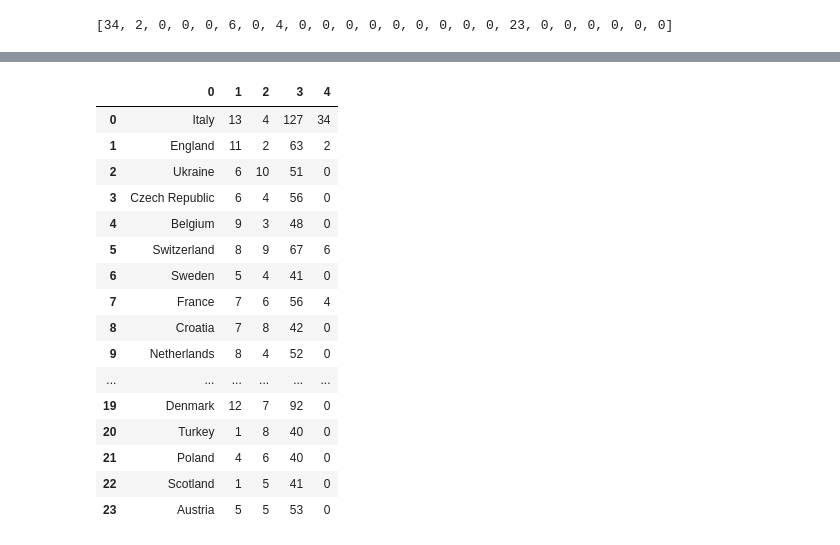
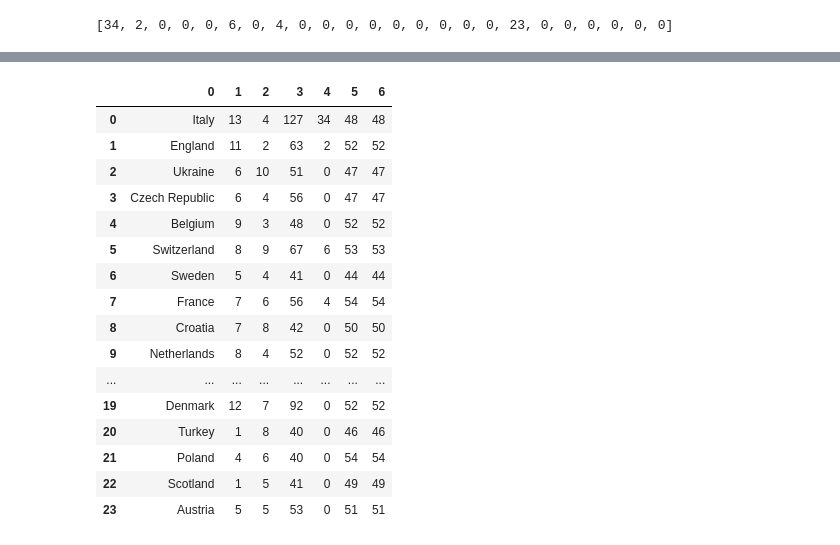
Before and after one commit to rusgar/mid_bootcamp_project, a Jupyter notebook: Jupyter_Notebook/analyze_data.ipynb, the cells around one changed output, grey strips where cells are left out. Saved outputs shown, nothing was run; the diff lists cells and outputs as text; code cells hidden in the pictures.

```diff
--- a/Jupyter_Notebook/data_nueva.ipynb
+++ b/Jupyter_Notebook/analyze_data.ipynb
@@ -85,3 +137,10 @@ penaltis_total = [penaltis(equipo) for equipo in participantes]
 penaltis_total
 # %% [output]
 [34, 2, 0, 0, 0, 6, 0, 4, 0, 0, 0, 0, 0, 0, 0, 0, 0, 23, 0, 0, 0, 0, 0, 0]
+# %%
+def posesion(equipo):
+    posesion_local = df[(df['team_name_home'] == f'{equipo}')]['possession_home'].sum()
+    posesion_vist = df[(df['team_name_away'] == f'{equipo}')]['possession_away'].sum()
+    return int(posesion_local + posesion_vist)
+posesion_total = [posesion(equipo) for equipo in participantes]
+posesion_total
@@ -87,0 +165,11 @@ penaltis_total
+# %%
+def posesion(equipo):
+    pos_local = df[df['team_name_home'] == f'{equipo}']['possession_home'].sum()
+    pos_vist = df[df['team_name_away'] == f'{equipo}']['possession_away'].sum()
+    partidos =  df[(df['team_name_away'] == f'{equipo}')|(df['team_name_home'] == f'{equipo}')]['stage'].count()
+    posesion_equipo = (pos_local+pos_vist)/partidos
+    return int(posesion_equipo)
+
+
+posesion_por_partido =  [posesion(equipo) for equipo in participantes]
+posesion_por_partido
@@ -87,0 +194,11 @@ penaltis_total
+# %%
+def entradas(equipo):
+    ent_local = df[df['team_name_home'] == f'{equipo}']['duels_won_home'].sum()
+    ent_vist = df[df['team_name_away'] == f'{equipo}']['duels_won_away'].sum()
+    partidos =  df[(df['team_name_away'] == f'{equipo}')|(df['team_name_home'] == f'{equipo}')]['stage'].count()
+    lances_ganados = (ent_local+ent_vist)/partidos
+    return int(lances_ganados)
+
+
+lances_por_partido =  [entradas(equipo) for equipo in participantes]
+lances_por_partido
@@ -91,29 +226,31 @@ total_goles=(goles_por_equipo)
 encajados= (goles_encajados )
 tiros = (tiros_total)
 penaltis = (penaltis_total)
-equipos, total_goles,total_encajados,tiros,penaltis = pd.DataFrame(equipos),pd.DataFrame(total_goles),pd.DataFrame(encajados),pd.DataFrame(tiros),pd.DataFrame(penaltis)
+posesion = (posesion_por_partido)
+entradas = (lances_por_partido)
+equipos, total_goles,total_encajados,tiros,penaltis,posesion,entradas = pd.DataFrame(equipos),pd.DataFrame(total_goles),pd.DataFrame(encajados),pd.DataFrame(tiros),pd.DataFrame(penaltis),pd.DataFrame(posesion),pd.DataFrame(entradas)
 # %%
-pd.concat([equipos,total_goles,total_encajados,tiros,penaltis], axis=1, ignore_index=True)
-data_final = pd.concat([equipos,total_goles,total_encajados,tiros,penaltis], axis=1, ignore_index=True)
+pd.concat([equipos,total_goles,total_encajados,tiros,penaltis,posesion,entradas], axis=1, ignore_index=True)
+data_final = pd.concat([equipos,total_goles,total_encajados,tiros,penaltis,posesion,entradas], axis=1, ignore_index=True)
 data_final
 # %% [output]
-|  | 0 | 1 | 2 | 3 | 4 |
-| 0 | Italy | 13 | 4 | 127 | 34 |
-| 1 | England | 11 | 2 | 63 | 2 |
-| 2 | Ukraine | 6 | 10 | 51 | 0 |
-| 3 | Czech Republic | 6 | 4 | 56 | 0 |
-| 4 | Belgium | 9 | 3 | 48 | 0 |
-| 5 | Switzerland | 8 | 9 | 67 | 6 |
-| 6 | Sweden | 5 | 4 | 41 | 0 |
-| 7 | France | 7 | 6 | 56 | 4 |
-| 8 | Croatia | 7 | 8 | 42 | 0 |
-| 9 | Netherlands | 8 | 4 | 52 | 0 |
-| ... | ... | ... | ... | ... | ... |
-| 19 | Denmark | 12 | 7 | 92 | 0 |
-| 20 | Turkey | 1 | 8 | 40 | 0 |
-| 21 | Poland | 4 | 6 | 40 | 0 |
-| 22 | Scotland | 1 | 5 | 41 | 0 |
-| 23 | Austria | 5 | 5 | 53 | 0 |
+|  | 0 | 1 | 2 | 3 | 4 | 5 | 6 |
+| 0 | Italy | 13 | 4 | 127 | 34 | 48 | 48 |
+| 1 | England | 11 | 2 | 63 | 2 | 52 | 52 |
+| 2 | Ukraine | 6 | 10 | 51 | 0 | 47 | 47 |
+| 3 | Czech Republic | 6 | 4 | 56 | 0 | 47 | 47 |
+| 4 | Belgium | 9 | 3 | 48 | 0 | 52 | 52 |
+| 5 | Switzerland | 8 | 9 | 67 | 6 | 53 | 53 |
+| 6 | Sweden | 5 | 4 | 41 | 0 | 44 | 44 |
+| 7 | France | 7 | 6 | 56 | 4 | 54 | 54 |
+| 8 | Croatia | 7 | 8 | 42 | 0 | 50 | 50 |
+| 9 | Netherlands | 8 | 4 | 52 | 0 | 52 | 52 |
+| ... | ... | ... | ... | ... | ... | ... | ... |
+| 19 | Denmark | 12 | 7 | 92 | 0 | 52 | 52 |
+| 20 | Turkey | 1 | 8 | 40 | 0 | 46 | 46 |
+| 21 | Poland | 4 | 6 | 40 | 0 | 54 | 54 |
+| 22 | Scotland | 1 | 5 | 41 | 0 | 49 | 49 |
+| 23 | Austria | 5 | 5 | 53 | 0 | 51 | 51 |
 # %%
 data_final.columns
 # %% [output]
```
Also changed, not shown: parts of 13 cells of this notebook, 6 other files.
